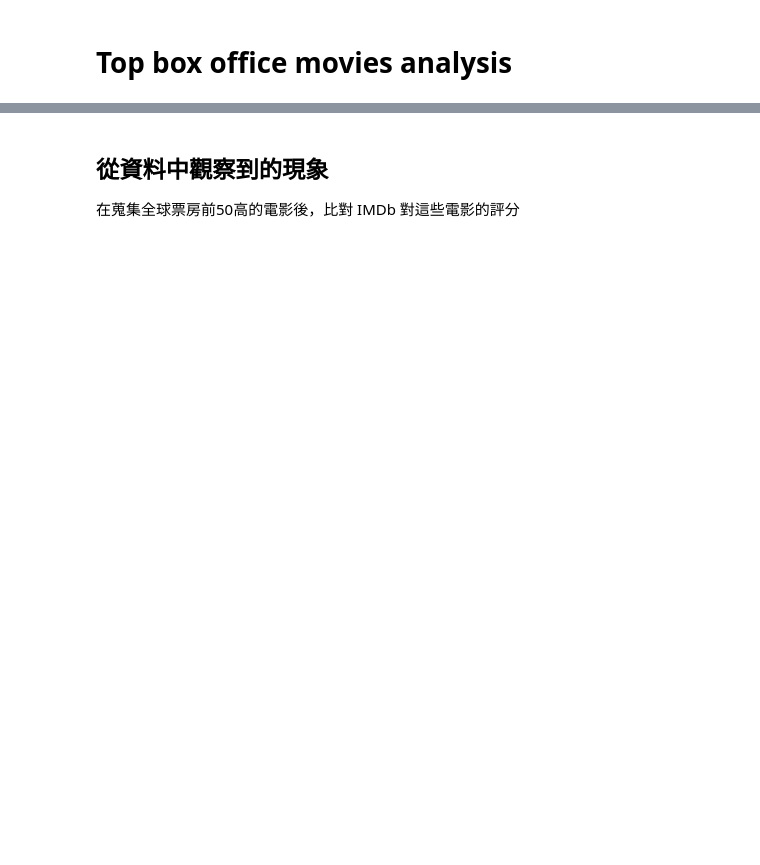
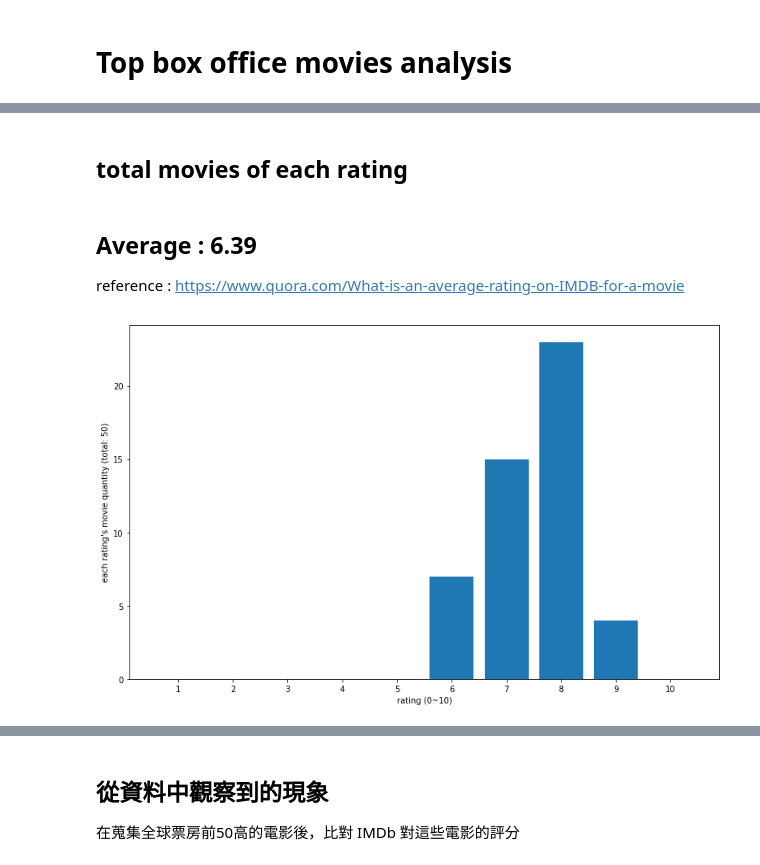
Before and after one commit to angushoho/High-Box-Office-Movie-Analysis, a Jupyter notebook: Movie-Box-Office-Analysis.ipynb, the cells around one changed output, grey strips where cells are left out. Saved outputs shown, nothing was run; the diff lists cells and outputs as text; code cells hidden in the pictures; blank space fills up the shorter version.

```diff
--- a/Movie-Box-Office-Analysis.ipynb
+++ b/Movie-Box-Office-Analysis.ipynb
@@ -5,0 +102,23 @@
+# %% [markdown]
+## total movies of each rating
+# %% [markdown]
+## Average : 6.39
+reference : https://www.quora.com/What-is-an-average-rating-on-IMDB-for-a-movie
+# %%
+plt.figure(figsize=(13, 8))
+ranking_statistics = [0] * 10
+# print(IMDb_rating)
+for rating in IMDb_rating:
+    try:                                         # in case of None value
+        # rating_int = int(rating)
+        rating_int = round(rating)
+        ranking_statistics[rating_int - 1] += 1
+    except Exception as e:
+        pass
+rate = list(range(1, 11))
+plt.bar(rate, ranking_statistics)
+plt.xlabel('rating (0~10)')
+plt.ylabel('each rating\'s movie quantity (total: 50)')
+plt.xticks(rate, rate);
+# %% [output]
+[figure, added]
```
Also changed, not shown: parts of 12 cells of this notebook.
